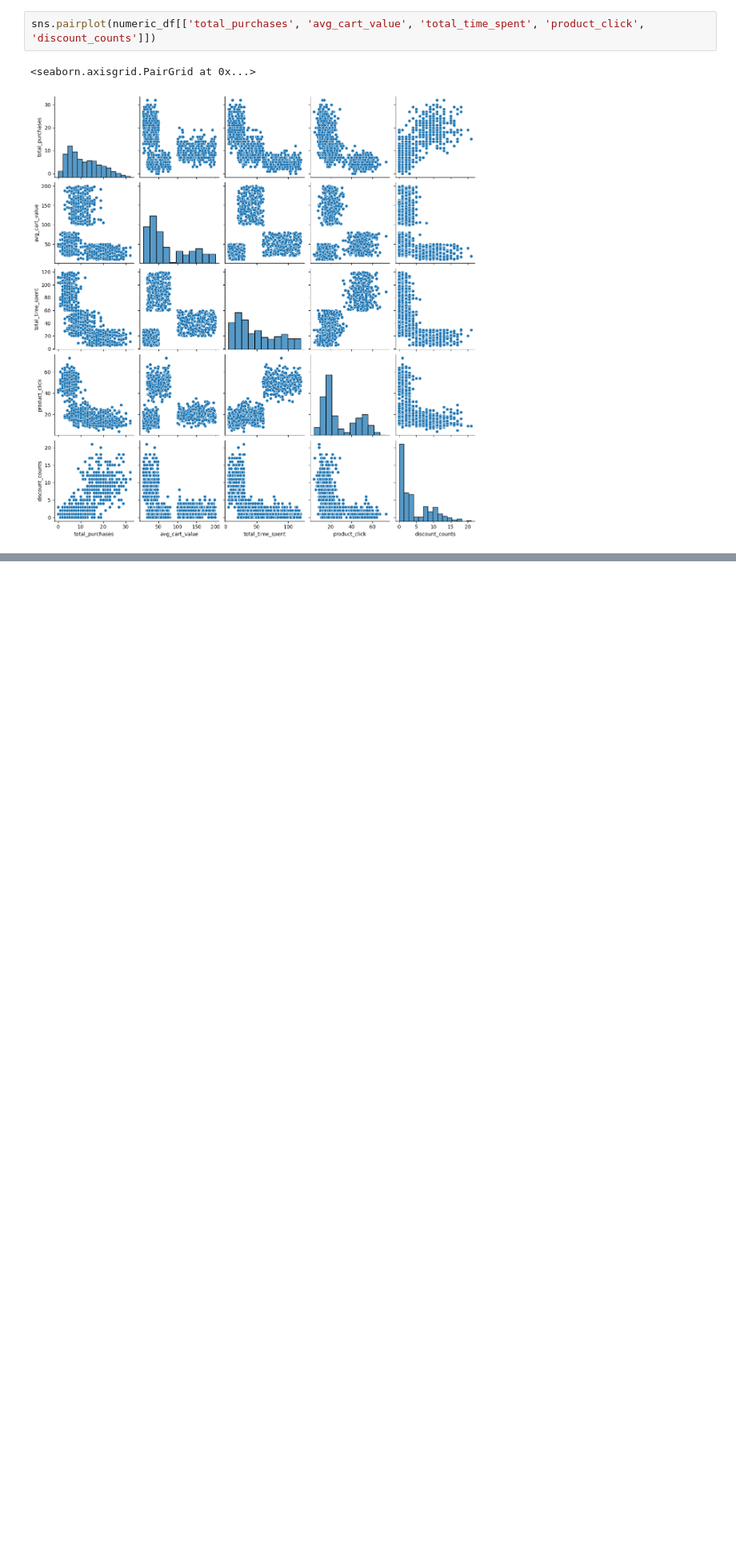
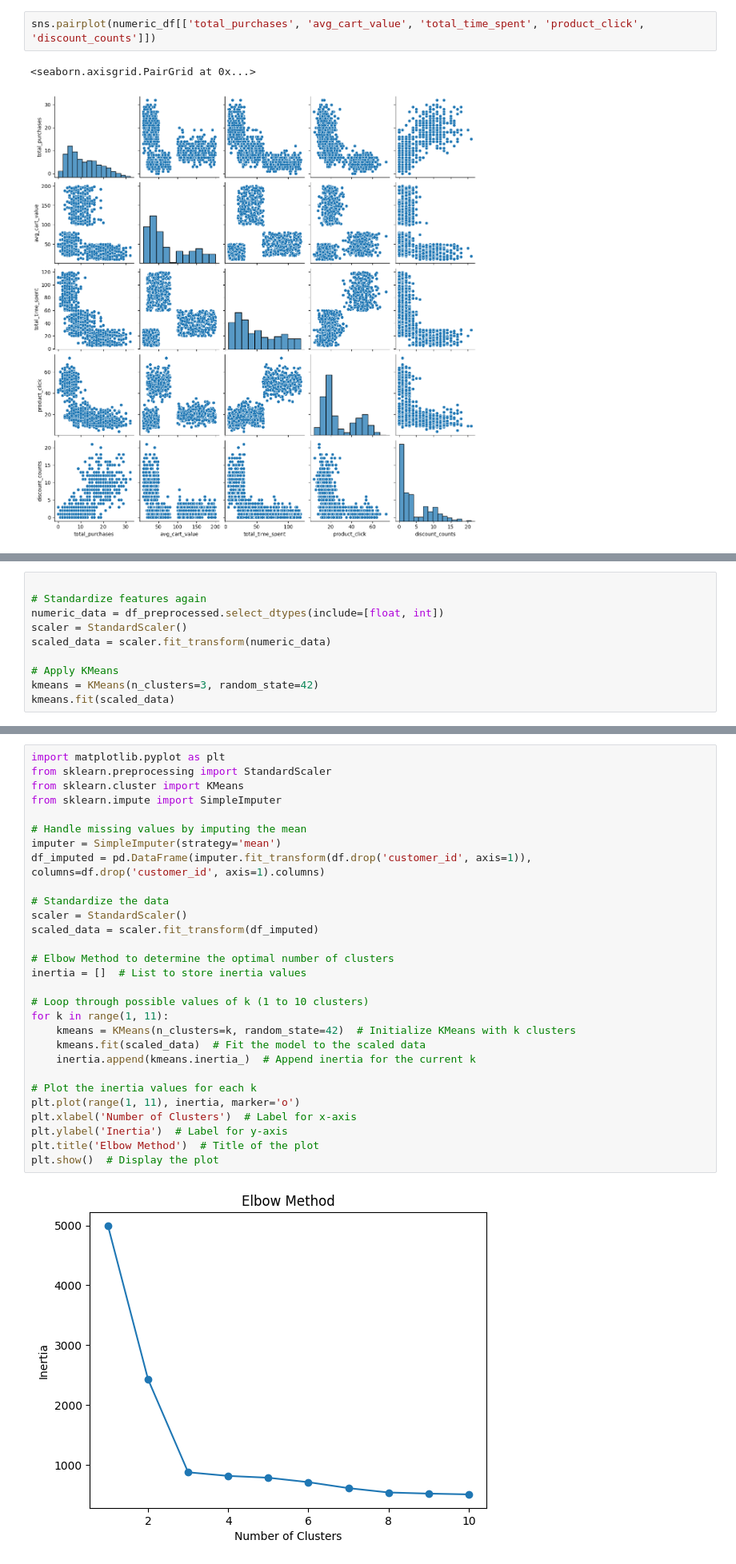
Before and after one commit to SamsudeenAshad/Intellihack_TetraNeurons_02, a Jupyter notebook: Customer Segmentation Script.ipynb, the cells around one changed output, grey strips where cells are left out. Shown at 80% size. Drawn from its saved outputs; the diff is of its cells as text; blank space fills up the shorter version.

```diff
--- a/Customer Segmentation Script.ipynb
+++ b/Customer Segmentation Script.ipynb
@@ -257,0 +268,10 @@ ValueError: could not convert string to float: 'CM00000'
+# %%
+
+# Standardize features again
+numeric_data = df_preprocessed.select_dtypes(include=[float, int])
+scaler = StandardScaler()
+scaled_data = scaler.fit_transform(numeric_data)
+
+# Apply KMeans
+kmeans = KMeans(n_clusters=3, random_state=42)
+kmeans.fit(scaled_data)
@@ -257,0 +280,31 @@ ValueError: could not convert string to float: 'CM00000'
+# %%
+import matplotlib.pyplot as plt
+from sklearn.preprocessing import StandardScaler
+from sklearn.cluster import KMeans
+from sklearn.impute import SimpleImputer
+
+# Handle missing values by imputing the mean
+imputer = SimpleImputer(strategy='mean')
+df_imputed = pd.DataFrame(imputer.fit_transform(df.drop('customer_id', axis=1)), columns=df.drop('customer_id', axis=1).columns)
+
+# Standardize the data
+scaler = StandardScaler()
+scaled_data = scaler.fit_transform(df_imputed)
+
+# Elbow Method to determine the optimal number of clusters
+inertia = []  # List to store inertia values
+
+# Loop through possible values of k (1 to 10 clusters)
+for k in range(1, 11):
+    kmeans = KMeans(n_clusters=k, random_state=42)  # Initialize KMeans with k clusters
+    kmeans.fit(scaled_data)  # Fit the model to the scaled data
+    inertia.append(kmeans.inertia_)  # Append inertia for the current k
+
+# Plot the inertia values for each k
+plt.plot(range(1, 11), inertia, marker='o')
+plt.xlabel('Number of Clusters')  # Label for x-axis
+plt.ylabel('Inertia')  # Label for y-axis
+plt.title('Elbow Method')  # Title of the plot
+plt.show()  # Display the plot
+# %% [output]
+[figure, added]
```
Also changed, not shown: parts of 16 cells of this notebook.
